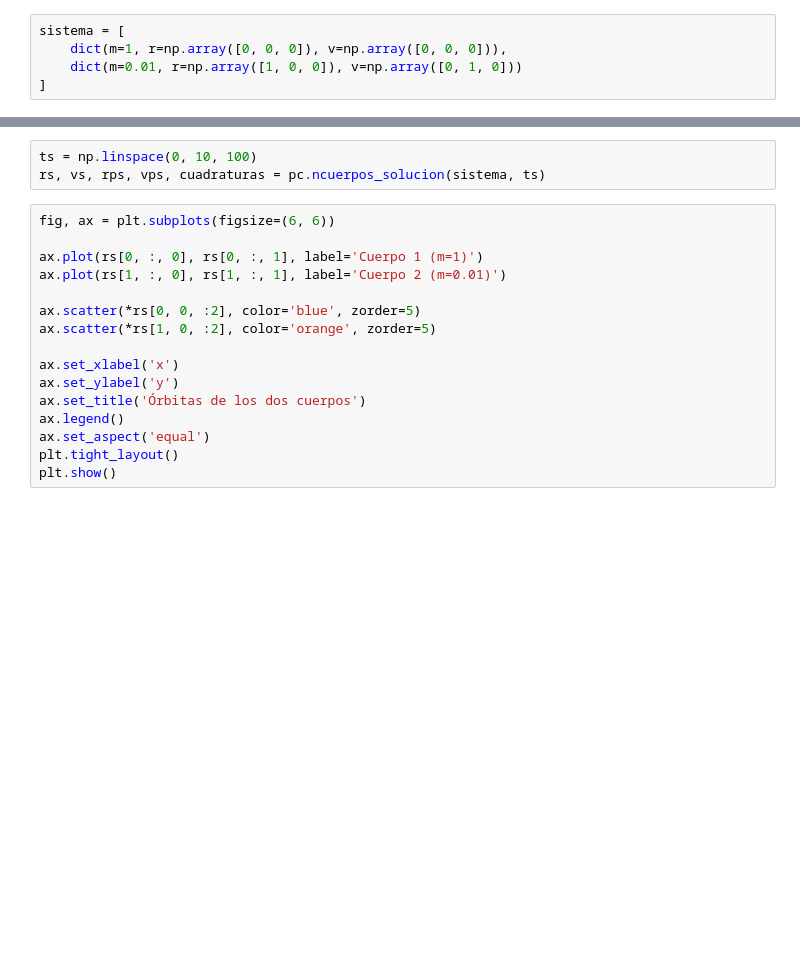
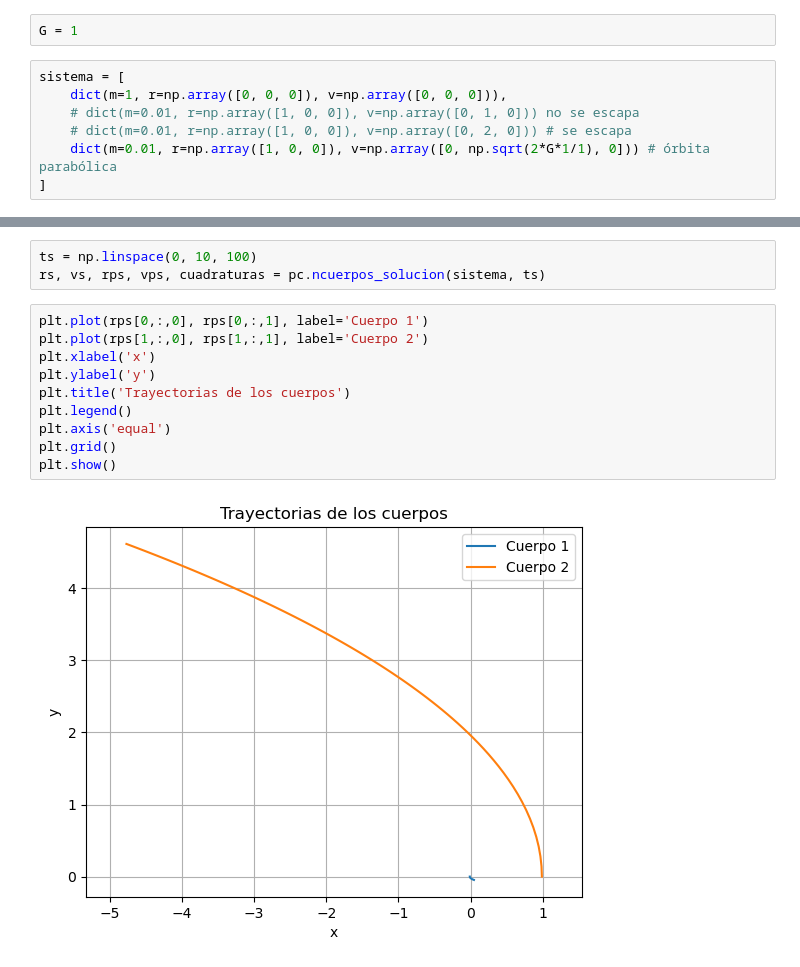
Before and after one commit to mariaguilarb/Mecanicacel-, a Jupyter notebook: Energia gravitacional - MariaAguilar.ipynb, the cells around one changed output, grey strips where cells are left out. Drawn from its saved outputs; the diff is of its cells as text; blank space fills up the shorter version.

```diff
--- a/Energia gravitacional - MariaAguilar.ipynb
+++ b/Energia gravitacional - MariaAguilar.ipynb
@@ -5,7 +6,11 @@ import matplotlib.pyplot as plt
+# %%
+G = 1
 # %%
 sistema = [
     dict(m=1, r=np.array([0, 0, 0]), v=np.array([0, 0, 0])),
-    dict(m=0.01, r=np.array([1, 0, 0]), v=np.array([0, 1, 0]))
+    # dict(m=0.01, r=np.array([1, 0, 0]), v=np.array([0, 1, 0])) no se escapa
+    # dict(m=0.01, r=np.array([1, 0, 0]), v=np.array([0, 2, 0])) # se escapa
+    dict(m=0.01, r=np.array([1, 0, 0]), v=np.array([0, np.sqrt(2*G*1/1), 0])) # órbita parabólica
 ]
 # %% [markdown]
 Energía total $E = K+U$
@@ -35,19 +40,15 @@ Ahora se va a probar si efectivamente el cuerpo no escapa
 # %%
 ts = np.linspace(0, 10, 100)
 rs, vs, rps, vps, cuadraturas = pc.ncuerpos_solucion(sistema, ts)
-# %%
-fig, ax = plt.subplots(figsize=(6, 6))
-
-ax.plot(rs[0, :, 0], rs[0, :, 1], label='Cuerpo 1 (m=1)')
-ax.plot(rs[1, :, 0], rs[1, :, 1], label='Cuerpo 2 (m=0.01)')
-
-ax.scatter(*rs[0, 0, :2], color='blue', zorder=5)
-ax.scatter(*rs[1, 0, :2], color='orange', zorder=5)
-
-ax.set_xlabel('x')
-ax.set_ylabel('y')
-ax.set_title('Órbitas de los dos cuerpos')
-ax.legend()
-ax.set_aspect('equal')
-plt.tight_layout()
-plt.show()
+# %%
+plt.plot(rps[0,:,0], rps[0,:,1], label='Cuerpo 1')
+plt.plot(rps[1,:,0], rps[1,:,1], label='Cuerpo 2')
+plt.xlabel('x')
+plt.ylabel('y')
+plt.title('Trayectorias de los cuerpos')
+plt.legend()
+plt.axis('equal')
+plt.grid()
+plt.show()
+# %% [output]
+[figure, added]
```
Also changed, not shown: parts of 10 cells of this notebook.
